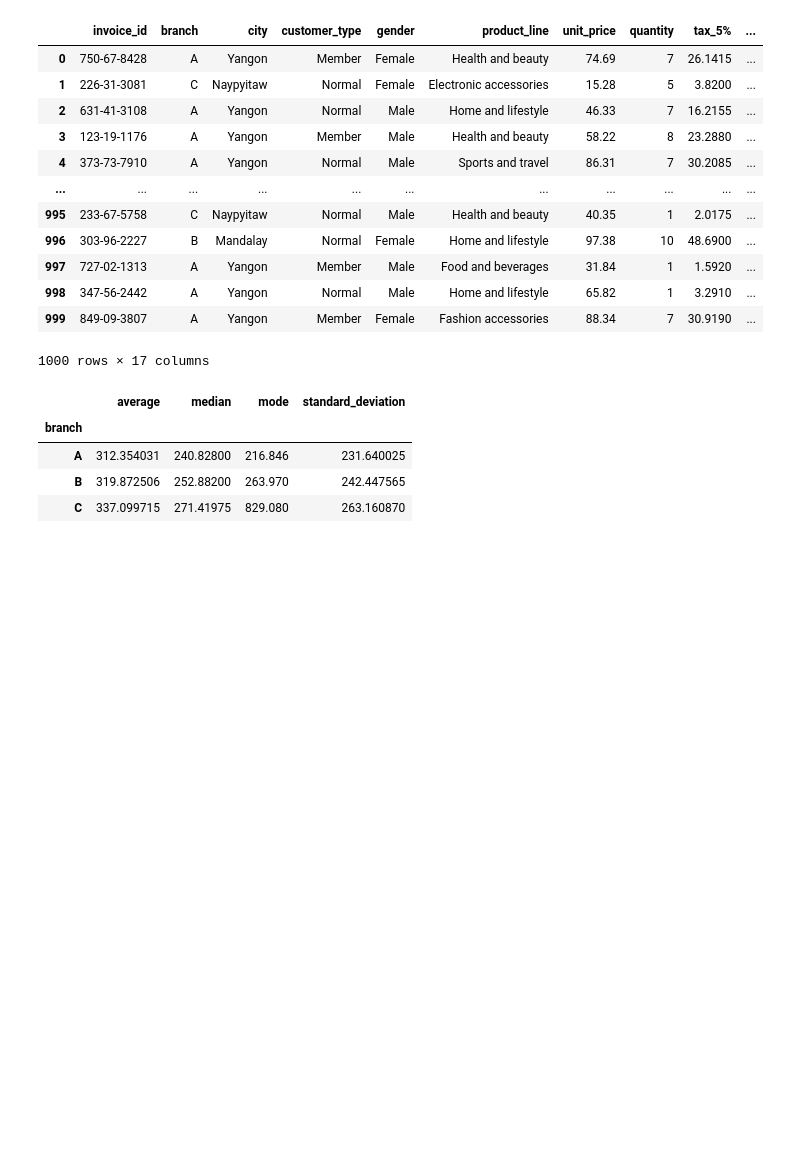
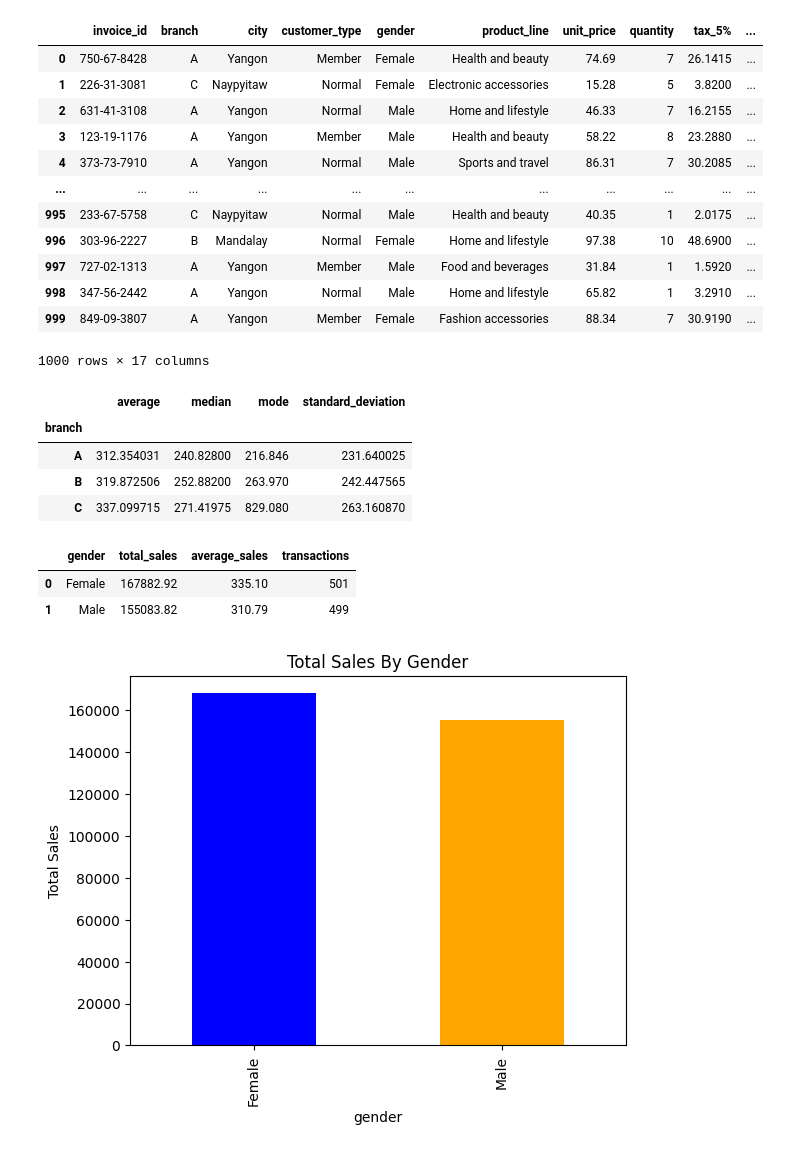
Before and after one commit to luisruro/data-analysis, a Jupyter notebook: supermarket_sales/AnalisysDescriptiveStatistics.ipynb, the cells around one changed output. Drawn from its saved outputs; the diff is of its cells as text; code cells hidden in the pictures; blank space fills up the shorter version.

Commit message:
feat: DataVisualization was completed

```diff
--- a/supermarket_sales/AnalisysDescriptiveStatistics.ipynb
+++ b/supermarket_sales/AnalisysDescriptiveStatistics.ipynb
@@ -44,3 +44,38 @@ statistics
 | A | 312.354031 | 240.82800 | 216.846 | 231.640025 |
 | B | 319.872506 | 252.88200 | 263.970 | 242.447565 |
 | C | 337.099715 | 271.41975 | 829.080 | 263.160870 |
+# %%
+#Compare sales behavior between genders (female/male)
+
+#Group sales by gender
+sales_by_gender = df.groupby('gender')['total'].sum().round(2)
+
+#Calculates sales average by gender
+average_sales_by_gender = df.groupby('gender')['total'].mean().round(2)
+
+#Count transactions by gender
+transactions_by_gender = df['gender'].value_counts()
+
+#Create dataframe with those values
+sales_comparison = pd.DataFrame({
+    'total_sales': sales_by_gender,
+    'average_sales': average_sales_by_gender,
+    'transactions': transactions_by_gender
+})
+
+# sales_comparison.reset_index(inplace=True)
+# sales_comparison(columns={'index': 'Gender'}, inplace=True)
+
+sales_comparison.reset_index(inplace=True)
+sales_comparison
+# %% [output]
+|  | gender | total_sales | average_sales | transactions |
+| 0 | Female | 167882.92 | 335.10 | 501 |
+| 1 | Male | 155083.82 | 310.79 | 499 |
+# %%
+#Compare total sales
+sales_by_gender.plot(kind='bar', title='Total Sales By Gender', color=["blue", "orange"])
+plt.ylabel('Total Sales')
+plt.show()
+# %% [output]
+[figure, added]
```
Also changed, not shown: parts of 1 cell of this notebook, 1 other file.
